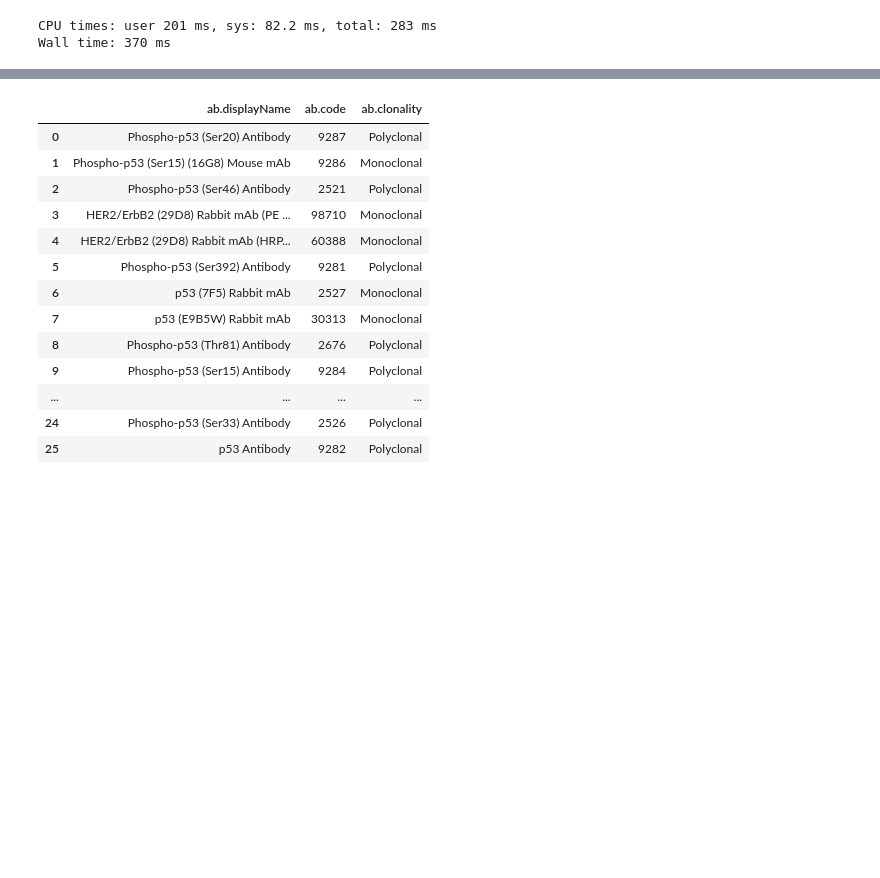
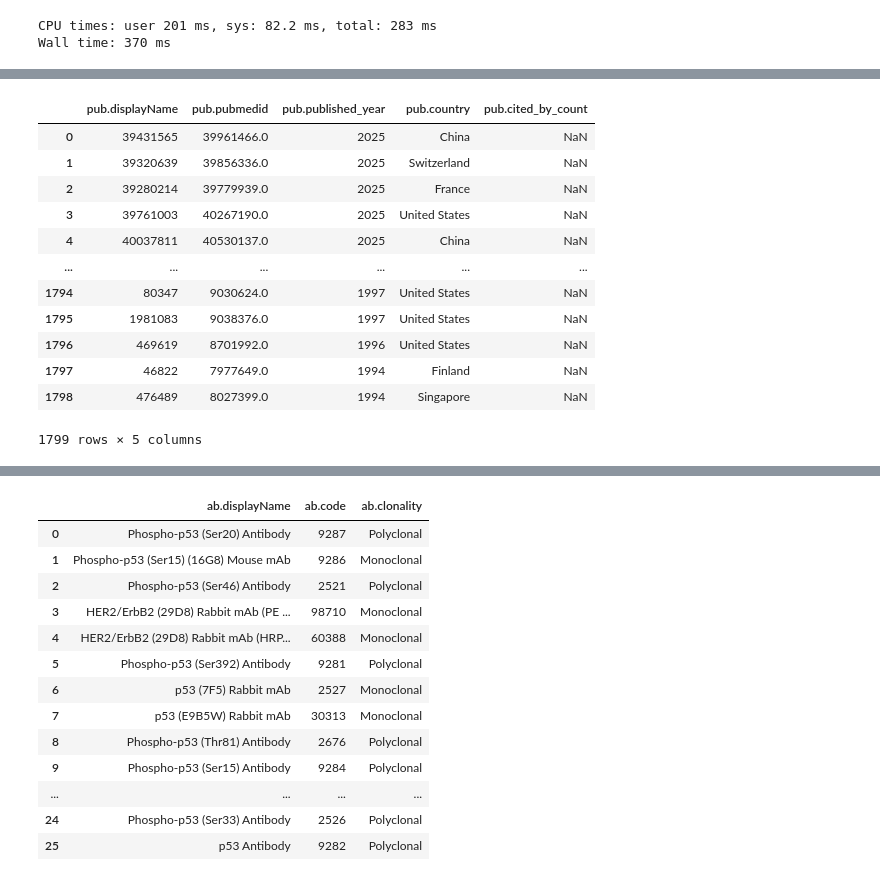
Before and after one commit to turing-db/turingdb-examples, a Jupyter notebook: examples/notebooks/public_version/CiteAb_antibody_data.ipynb, the cells around one changed output, grey strips where cells are left out. Cells and saved outputs as stored; diff of their text form; code cells hidden in the pictures; blank space fills up the shorter version.

```diff
--- a/examples/notebooks/public_version/CiteAb_antibody_data.ipynb
+++ b/examples/notebooks/public_version/CiteAb_antibody_data.ipynb
@@ -1300,0 +1301,30 @@ Wall time: 5.28 ms
+# %%
+%%time
+
+# Get all publications + sorting results by most recent publications
+command = """
+MATCH (pub)
+WHERE pub.type = 'publication'
+AND pub.pubmedid > 0
+RETURN pub.displayName, pub.pubmedid, pub.published_year, pub.country, pub.cited_by_count
+ORDER BY pub.published_year DESC
+"""
+df_publications = client.query(command)
+if df_publications.empty:
+    print("No result found")
+else:
+    display(df_publications)
+# %% [output]
+|  | pub.displayName | pub.pubmedid | pub.published_year | pub.country | pub.cited_by_count |
+| 0 | 39431565 | 39961466.0 | 2025 | China | NaN |
+| 1 | 39320639 | 39856336.0 | 2025 | Switzerland | NaN |
+| 2 | 39280214 | 39779939.0 | 2025 | France | NaN |
+| 3 | 39761003 | 40267190.0 | 2025 | United States | NaN |
+| 4 | 40037811 | 40530137.0 | 2025 | China | NaN |
+| ... | ... | ... | ... | ... | ... |
+| 1794 | 80347 | 9030624.0 | 1997 | United States | NaN |
+| 1795 | 1981083 | 9038376.0 | 1997 | United States | NaN |
+| 1796 | 469619 | 8701992.0 | 1996 | United States | NaN |
+| 1797 | 46822 | 7977649.0 | 1994 | Finland | NaN |
+| 1798 | 476489 | 8027399.0 | 1994 | Singapore | NaN |
+1799 rows × 5 columns
```
Also changed, not shown: parts of 6 cells of this notebook, 2 other files.
